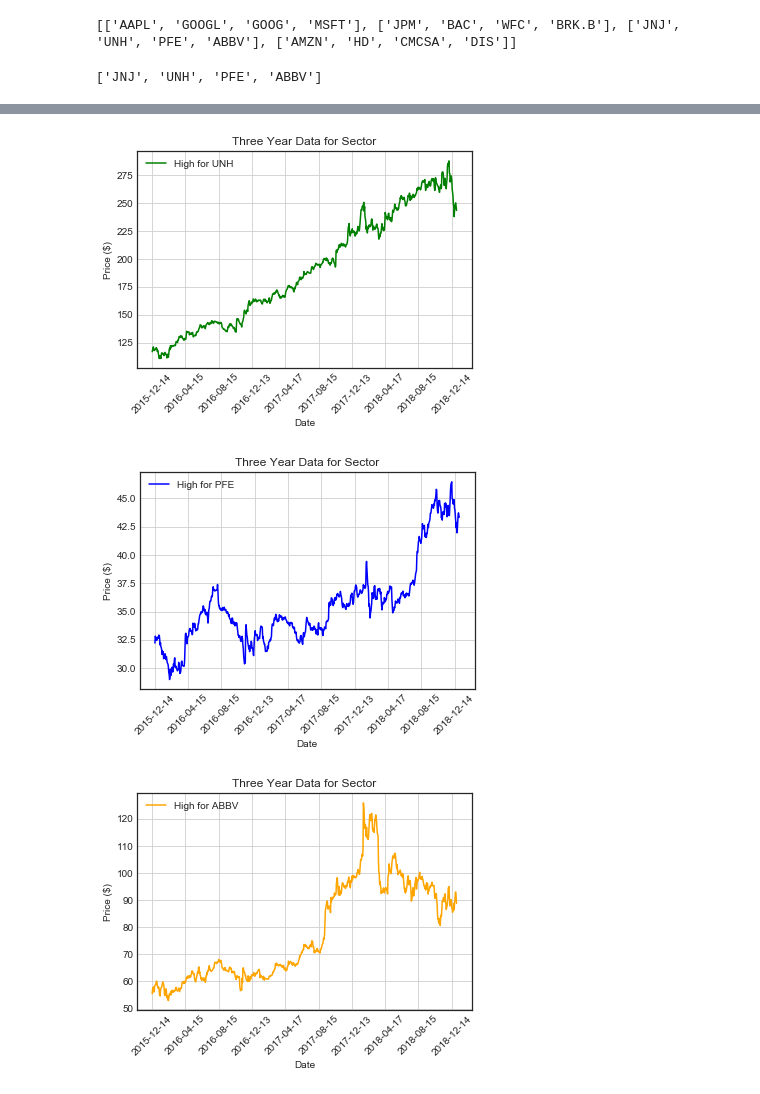
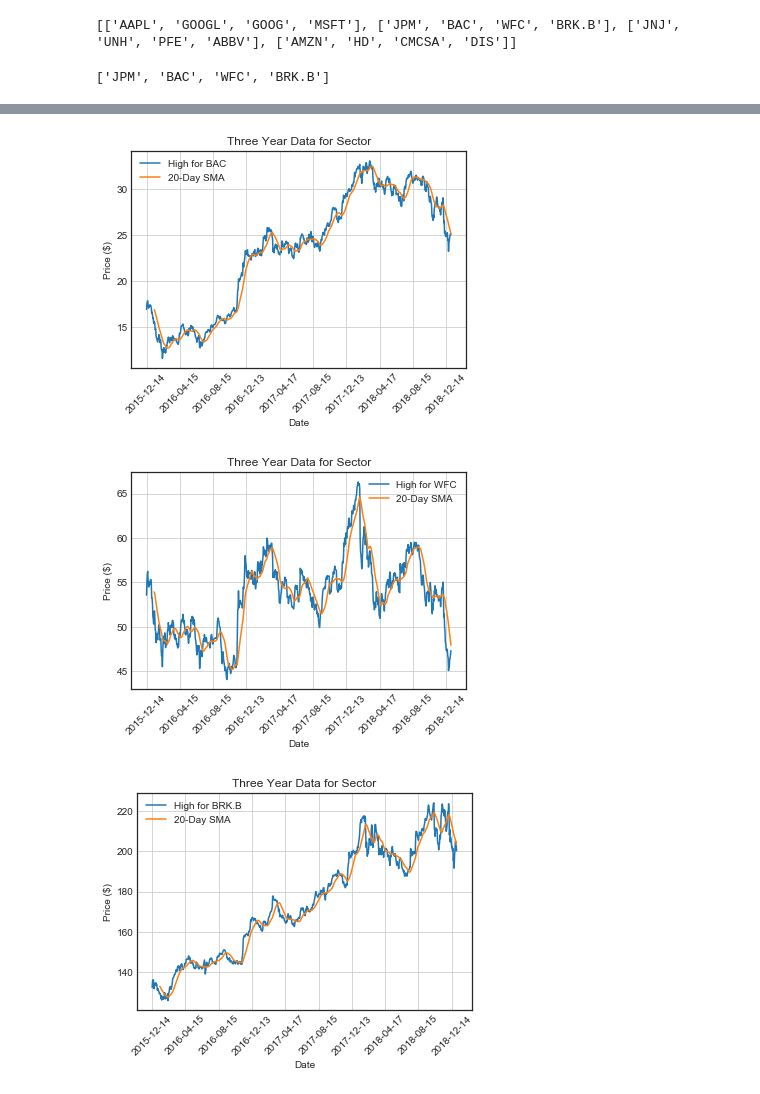
Before and after one commit to wissemeddine/data_wizards, a Jupyter notebook: Historical S and P 500 Stock Analysis.ipynb, the cells around one changed output, grey strips where cells are left out. Drawn from its saved outputs; the diff is of its cells as text; code cells hidden in the pictures.

Commit message:
RKY 20-Day SMA plots

```diff
--- a/Historical S and P 500 Stock Analysis.ipynb
+++ b/Historical S and P 500 Stock Analysis.ipynb
@@ -90,7 +90,7 @@ print(symbols)
 # It will allow us to generate multiple charts. (i.e. symbols[i][j])
 
 # ***Change i and j to show graph for individual stock you want to see, k for sector.
-k=2
+k=1
 i=0
 j=0
 
@@ -129,7 +129,7 @@ for tickers in symbols[k]:
 # pretty print the json
 # print(json.dumps(url_response, indent=4, sort_keys=True))
 # %% [output]
-['JNJ', 'UNH', 'PFE', 'ABBV']
+['JPM', 'BAC', 'WFC', 'BRK.B']
 # %%
 
 #ts_df2 = pd.DataFrame.from_dict(url_response2["Time Series (Daily)"])
@@ -164,6 +164,11 @@ def manipulation (ts_df):
 #display(ts_df.head(730)) #use to show the data we are plotting.
 #begin visualization of stock
 
+def SMA(ts_df):
+    ts_df = manipulation(ts_df)
+    ts_df["20 Day SMA"] = ts_df["High"].rolling(window=20).mean()
+    #ts_df=ts_df.fillna(0)
+    return (ts_df)
 
 
 # RKY: See the note I made after print(symbols)
@@ -171,14 +176,15 @@ def manipulation (ts_df):
 #j=1
 def visualization (ts_df,i,j):
     colors = ["red","green","blue","orange"]
-    ts_df = manipulation(ts_df)
-    #ts_df2= manipulation(ts_df2)
+    #ts_df = manipulation(ts_df)
+    ts_df = SMA(ts_df)
+
     index = list(ts_df.index)
-    vis_df = pd.DataFrame({f"High for {symbols[i][j]}":ts_df["High"]}, index = index)
+    vis_df = pd.DataFrame({f"High for {symbols[i][j]}":ts_df["High"],"20-Day SMA":ts_df["20 Day SMA"]}, index = index)
     vis_df = vis_df.astype(float)
 
     plt.style.use('seaborn-white')
-    vis_df.plot(grid=True,color=colors[j],title=f'Three Year Data for Sector', xticks=([w*7*12 for w in range(10)]),rot=45)
+    vis_df.plot(grid=True,title=f'Three Year Data for Sector', xticks=([w*7*12 for w in range(10)]),rot=45)
     plt.xlabel("Date")
     plt.ylabel("Price ($)")
     plt.show()
@@ -194,5 +200,5 @@ while i < len(symbols):
-[figure, old version]
+[figure, new version]
-[figure, old version]
+[figure, new version]
-[figure, old version]
+[figure, new version]
 # %%
 # should only be shown once at the end of notebook
```
Also changed, not shown: parts of 3 cells of this notebook.
